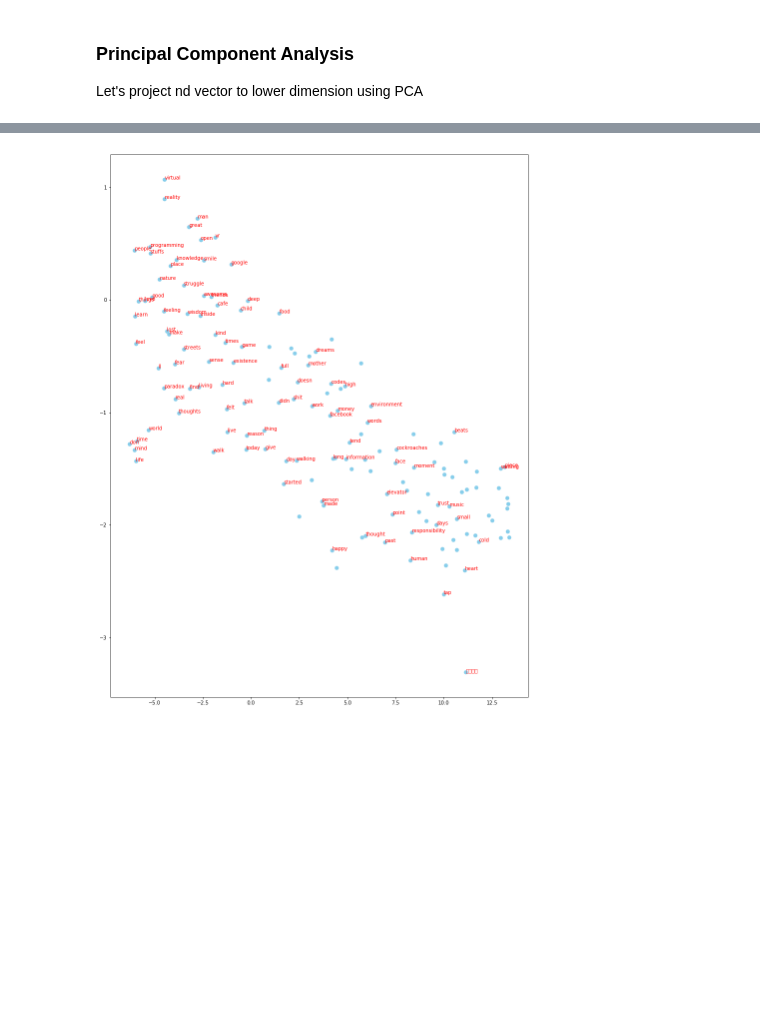
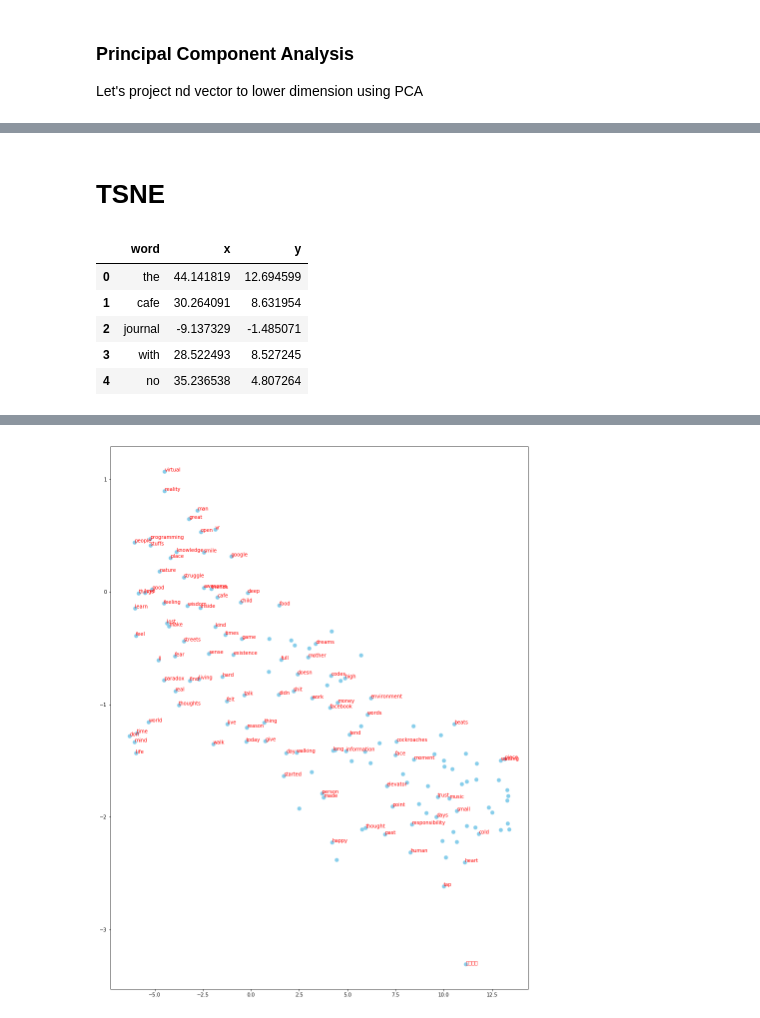
Before and after one commit to NISH1001/thought-analysis, a Jupyter notebook: analyzer.ipynb, the cells around one changed output, grey strips where cells are left out. Drawn from its saved outputs; the diff is of its cells as text; code cells hidden in the pictures; blank space fills up the shorter version.

```diff
--- a/analyzer.ipynb
+++ b/analyzer.ipynb
@@ -204 +248,3 @@ plt.show()
+# %% [markdown]
+# TSNE
 # %%
@@ -206,0 +266,9 @@ snevals = tsne_model.fit_transform(vectors)
+# %%
+points.head()
+# %% [output]
+|  | word | x | y |
+| 0 | the | 44.141819 | 12.694599 |
+| 1 | cafe | 30.264091 | 8.631954 |
+| 2 | journal | -9.137329 | -1.485071 |
+| 3 | with | 28.522493 | 8.527245 |
+| 4 | no | 35.236538 | 4.807264 |
```
Also changed, not shown: parts of 21 cells of this notebook, 1 other file.
